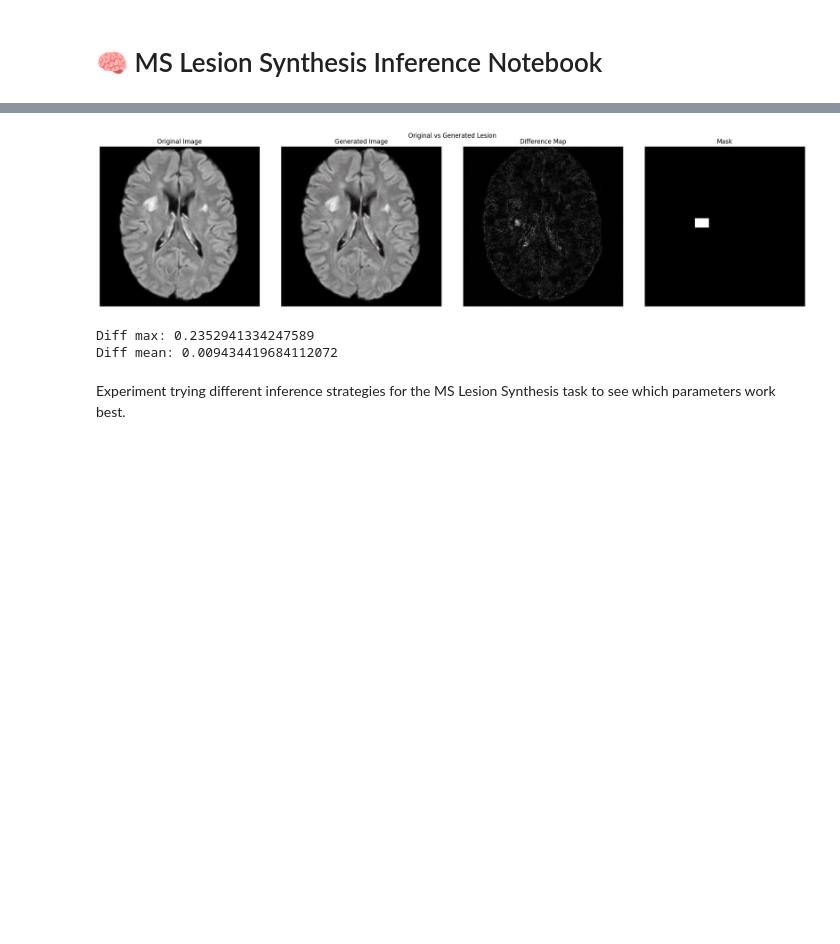
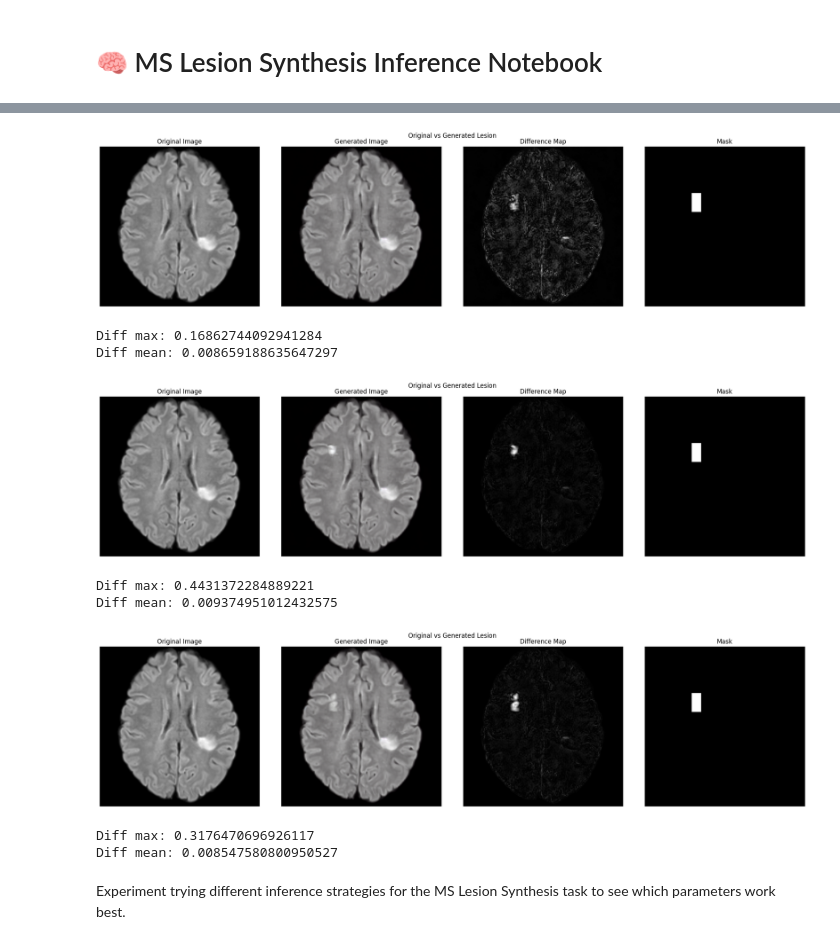
Before and after one commit to benetraco/tfg, a Jupyter notebook: experiments/lesion_inpainting/dreambooth_inpaint/inference/inference.ipynb, the cells around one changed output, grey strips where cells are left out. Saved outputs shown, nothing was run; the diff lists cells and outputs as text; code cells hidden in the pictures; blank space fills up the shorter version.

```diff
--- a/experiments/lesion_inpainting/dreambooth_inpaint/inference/inference.ipynb
+++ b/experiments/lesion_inpainting/dreambooth_inpaint/inference/inference.ipynb
@@ -155,3 +155,13 @@ def lesion_difference(original_image, generated_image, mask, show=True, info=Tru
         print("Diff mean:", diff_mean)
 
     return diff_tensor, diff_max, diff_mean
+
+def load_inpainting_pipeline(model_path, device):
+    pipe = StableDiffusionInpaintPipeline.from_pretrained(
+        model_path,
+        torch_dtype=torch.float32,
+        safety_checker=None,
+    )
+    pipe.scheduler = DDIMScheduler.from_config(pipe.scheduler.config) # DDIMScheduler or DPMSolverMultistepScheduler
+    pipe.set_progress_bar_config(disable=True)
+    return pipe.to(device)
@@ -174,0 +168,6 @@ You have disabled the safety checker for <class 'diffusers.pipelines.stable_diff
+# %%
+device = torch.device("cuda" if torch.cuda.is_available() else "cpu")
+
+pipe_old = load_inpainting_pipeline("../lesion-inpating-dreambooth-model-new", device)
+pipe = load_inpainting_pipeline("../lesion-inpating-dreambooth-model-traintest", device)
+pipe_all = load_inpainting_pipeline("../lesion-inpating-dreambooth-model-traintestall", device)
@@ -175,27 +214,37 @@ You have disabled the safety checker for <class 'diffusers.pipelines.stable_diff
 # %%
-image_path = "./input_data/flair2.png"                     # <- Path to FLAIR MRI image (PNG, JPG)
+image_path = "./input_data/trainflair.png"                     # <- Path to FLAIR MRI image (PNG, JPG)
 prompt = "MS lesion in an axial FLAIR MRI brain scan."           # <- Prompt for the model
-output_path = "./output_data/lesion_output.png"           # <- Where to save the output
 image_size = 512  # Assumes model was trained at 512x512
 guidance = 7.5
-mask_size = (30, 45)
-mask_position = (230, 160)
+mask_size = (60, 30)
+# mask_position = (230, 160)
+mask_position = (150, 150)
 
 # Load image and mask
 image = load_image(image_path, image_size, show=False, info=False)
 
 # Generate mask
 mask = generate_mask(image, mask_size, mask_position, show=False, info=False)
 
 # Generate lesion
+lesion_old = generate_lesion(pipe_old, image, mask, prompt, guidance, device=device, show=False, info=False)
 lesion = generate_lesion(pipe, image, mask, prompt, guidance, device=device, show=False, info=False)
+lesion_all = generate_lesion(pipe_all, image, mask, prompt, guidance, device=device, show=False, info=False)
 
 # Plot results
+_ = lesion_difference(image, lesion_old, mask, show=True, info=True)
 _ = lesion_difference(image, lesion, mask, show=True, info=True)
+_ = lesion_difference(image, lesion_all, mask, show=True, info=True)
 # %% [output]
-[figure, old version]
+[figure, new version]
-Diff max: 0.2352941334247589
-Diff mean: 0.009434419684112072
+Diff max: 0.16862744092941284
+Diff mean: 0.008659188635647297
+[figure, added]
+Diff max: 0.4431372284889221
+Diff mean: 0.009374951012432575
+[figure, added]
+Diff max: 0.3176470696926117
+Diff mean: 0.008547580800950527
 # %% [markdown]
 Experiment trying different inference strategies for the MS Lesion Synthesis task to see which parameters work best.
 # %%
```
Also changed, not shown: parts of 4 cells of this notebook, 1 other file.
